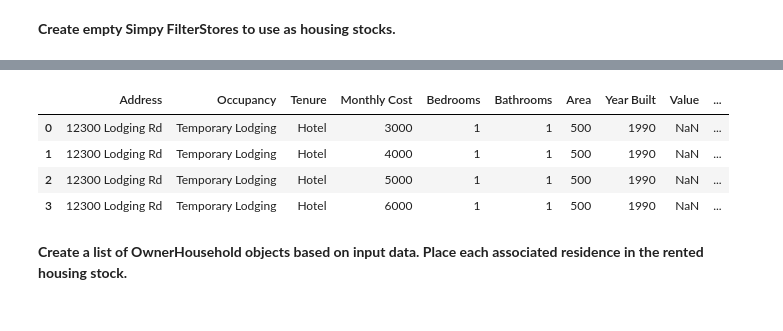
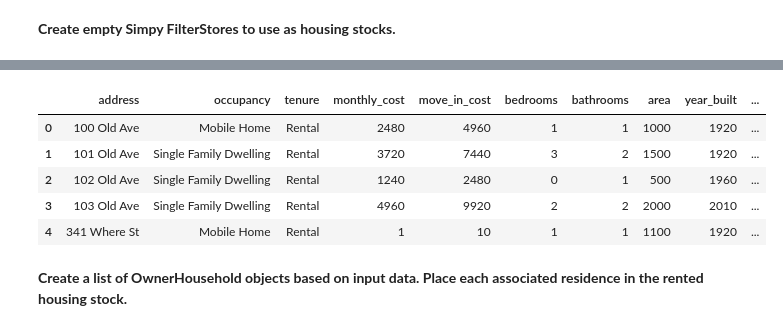
Before and after one commit to ostinkurniawan/DESaster, a Jupyter notebook: scenarios/desaster_application_template_10312017.ipynb, the cells around one changed output, grey strips where cells are left out. Saved outputs shown, nothing was run; the diff lists cells and outputs as text; code cells hidden in the pictures.

```diff
--- a/scenarios/desaster_application_template_10312017.ipynb
+++ b/scenarios/desaster_application_template_10312017.ipynb
@@ -194,8 +191,6 @@ repair_stock = RepairVacantBuilding(env)
 # %% [markdown]
 __Create empty Simpy FilterStores to use as housing stocks.__
 # %%
-owned_stock = FilterStore(env)  # To put the residences associated with owners
-rented_stock = FilterStore(env) # To put the residences associated with renters
-forrent_stock = FilterStore(env) # To put the homes associated with vacant home landlords
-forsale_stock  = FilterStore(env) # To put the homes associated with vacant home sellers
+owner_occupied_stock = FilterStore(env)  # To put the residences associated with owners
+rental_stock = FilterStore(env) # To put the residences associated with renters
 temporary_stock = FilterStore(env) # To put the temporary shelters and housing
@@ -202,13 +218,14 @@ temporary_stock = FilterStore(env) # To put the temporary shelters and housing
 # %%
 temp_stock_df = pd.read_excel(scenario_file, sheetname='temp_stock')
-importBuildingStock(env, temp_stock_df, temporary_stock)
+importResidentialBuildingStock(env, temp_stock_df, rental_stock)
 temp_stock_df.head()
 # %% [output]
-|  | Address | Occupancy | Tenure | Monthly Cost | Bedrooms | Bathrooms | Area | Year Built | Value | ... |
-| 0 | 12300 Lodging Rd | Temporary Lodging | Hotel | 3000 | 1 | 1 | 500 | 1990 | NaN | ... |
-| 1 | 12300 Lodging Rd | Temporary Lodging | Hotel | 4000 | 1 | 1 | 500 | 1990 | NaN | ... |
-| 2 | 12300 Lodging Rd | Temporary Lodging | Hotel | 5000 | 1 | 1 | 500 | 1990 | NaN | ... |
-| 3 | 12300 Lodging Rd | Temporary Lodging | Hotel | 6000 | 1 | 1 | 500 | 1990 | NaN | ... |
+|  | address | occupancy | tenure | monthly_cost | move_in_cost | bedrooms | bathrooms | area | year_built | ... |
+| 0 | 100 Old Ave | Mobile Home | Rental | 2480 | 4960 | 1 | 1 | 1000 | 1920 | ... |
+| 1 | 101 Old Ave | Single Family Dwelling | Rental | 3720 | 7440 | 3 | 2 | 1500 | 1920 | ... |
+| 2 | 102 Old Ave | Single Family Dwelling | Rental | 1240 | 2480 | 0 | 1 | 500 | 1960 | ... |
+| 3 | 103 Old Ave | Single Family Dwelling | Rental | 4960 | 9920 | 2 | 2 | 2000 | 2010 | ... |
+| 4 | 341 Where St | Mobile Home | Rental | 1 | 10 | 1 | 1 | 1100 | 1920 | ... |
 # %% [markdown]
 __Create a list of OwnerHousehold objects based on input data. Place each associated residence in the rented housing stock.__
 # %%
```
Also changed, not shown: parts of 41 cells of this notebook, 10 other files.
